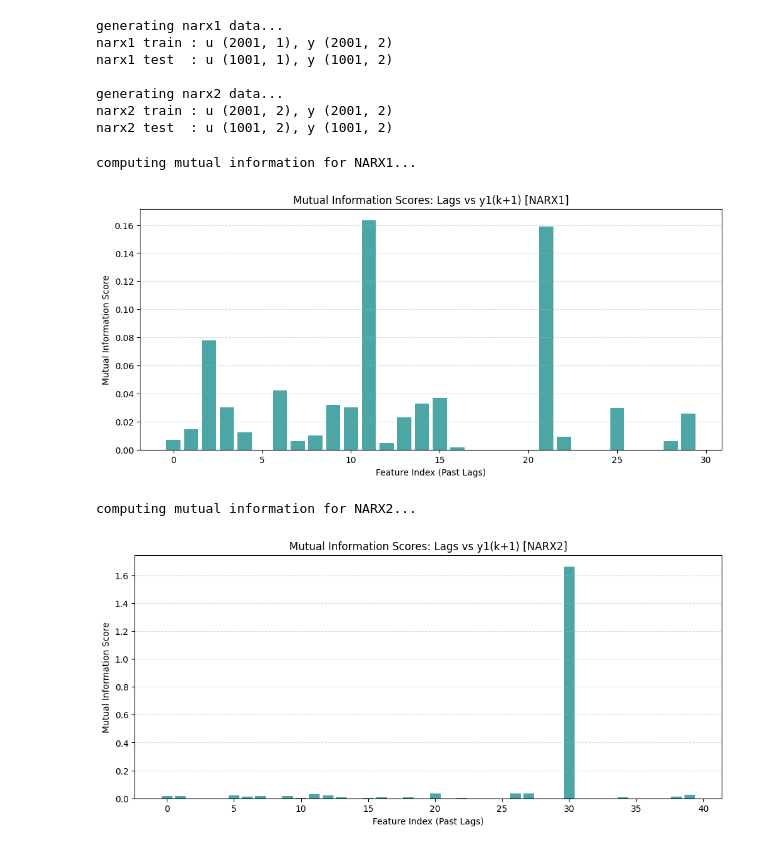
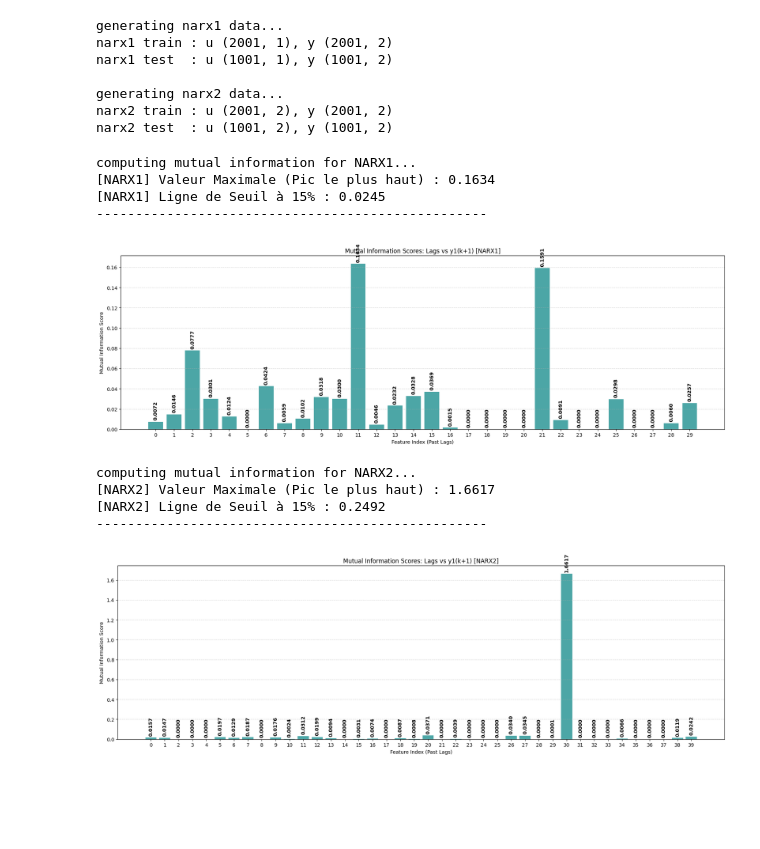
Before and after one commit to zak1070/SFML_INFO_422, a Jupyter notebook: step2a_parameter_selection.ipynb, the cells around one changed output. Cells and saved outputs as stored; diff of their text form; code cells hidden in the pictures; blank space fills up the shorter version.

Commit message:
ajout d'une new fct qui permet d'avoir les resultat des graph  mutual information sous forme de txt

```diff
--- a/step2a_parameter_selection.ipynb
+++ b/step2a_parameter_selection.ipynb
@@ -122,30 +122,60 @@ def make_sliding_window(U, Y, na, nb, d):
 
     return np.array(X), np.array(Y_target)
 # %%
+import matplotlib.pyplot as plt
+from sklearn.feature_selection import mutual_info_regression
+import numpy as np
+
 # we use MI to analyze which lags are most informative for predicting y(k+1)
 def analyze_mi_lags(U, Y, max_lag=10, name="NARX1"):
     print(f"\ncomputing mutual information for {name}...")
 
     # first with max lag and d=0 to see who is useful for predicting y(k+1)
     X_mega, Y_target = make_sliding_window(U, Y, na=max_lag, nb=max_lag, d=0)
 
     mi_scores = mutual_info_regression(X_mega, Y_target[:, 0], random_state=42)
 
+    # Calcul automatique du seuil pour éviter de le deviner
+    max_score = np.max(mi_scores)
+    seuil_15 = max_score * 0.15
+    print(f"[{name}] Valeur Maximale (Pic le plus haut) : {max_score:.4f}")
+    print(f"[{name}] Ligne de Seuil à 15% : {seuil_15:.4f}")
+    print("-" * 50)
+
     # graph
-    plt.figure(figsize=(12, 5))
-    plt.bar(range(len(mi_scores)), mi_scores, color='teal', alpha=0.7)
+    plt.figure(figsize=(18, 6))
+    bars = plt.bar(range(len(mi_scores)), mi_scores, color='teal', alpha=0.7)
     plt.title(f"Mutual Information Scores: Lags vs y1(k+1) [{name}]")
     plt.xlabel("Feature Index (Past Lags)")
     plt.ylabel("Mutual Information Score")
+
+    plt.xticks(range(len(mi_scores)))
     plt.grid(axis='y', linestyle='--', alpha=0.5)
+
+
+    for bar in bars:
+        yval = bar.get_height()
+
+        plt.text(bar.get_x() + bar.get_width()/2.0, yval + (max_score*0.01), f'{yval:.4f}',
+                 ha='center', va='bottom', rotation=90, fontsize=10, color='black', fontweight='bold')
+
+
+    plt.tight_layout()
     plt.show()
 
     return mi_scores
 
+# Lancement de l'analyse
 mi_narx1 = analyze_mi_lags(u_train_1, y_train_1, name="NARX1")
 mi_narx2 = analyze_mi_lags(u_train_2, y_train_2, name="NARX2")
 # %% [output]
 computing mutual information for NARX1...
+[NARX1] Valeur Maximale (Pic le plus haut) : 0.1634
+[NARX1] Ligne de Seuil à 15% : 0.0245
+--------------------------------------------------
-[figure, old version]
+[figure, new version]
 computing mutual information for NARX2...
+[NARX2] Valeur Maximale (Pic le plus haut) : 1.6617
+[NARX2] Ligne de Seuil à 15% : 0.2492
+--------------------------------------------------
-[figure, old version]
+[figure, new version]
```
Also changed, not shown: parts of 2 cells of this notebook.
